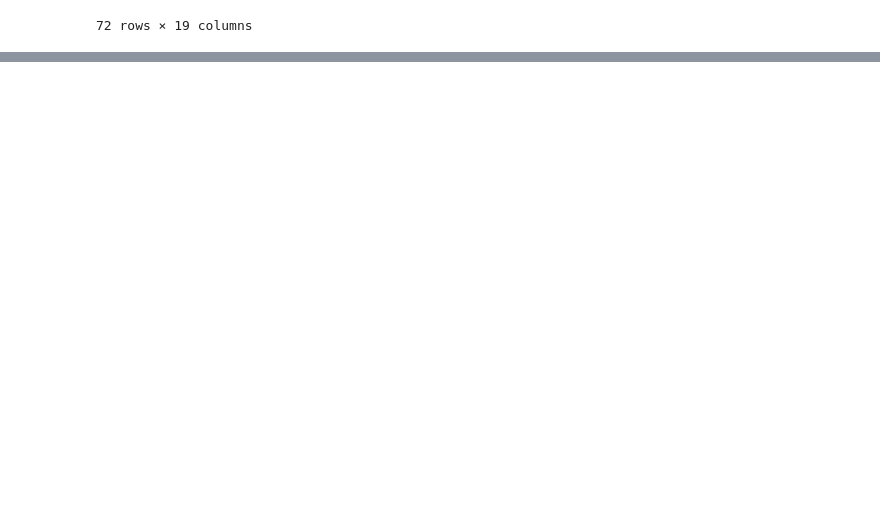
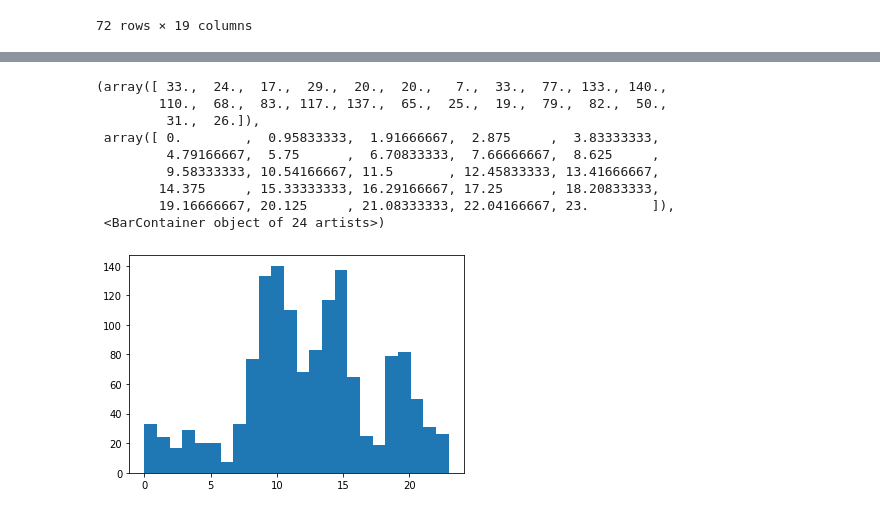
Before and after one commit to sdamerdji/police_racial_profiling, a Jupyter notebook: code/Data Ingestion.ipynb, the cells around one changed output, grey strips where cells are left out. Drawn from its saved outputs; the diff is of its cells as text; code cells hidden in the pictures; blank space fills up the shorter version.

```diff
--- a/code/Data Ingestion.ipynb
+++ b/code/Data Ingestion.ipynb
@@ -140,0 +190,2 @@ data[data["Stop ID"] == 2217]
+# %%
+datetimes = uniq_data["Stop Date Time"]
@@ -140,0 +196,13 @@ data[data["Stop ID"] == 2217]
+# %%
+matplotlib.pyplot.hist([x.hour for x in datetimes], bins=24)
+# %% [output]
+(array([ 33.,  24.,  17.,  29.,  20.,  20.,   7.,  33.,  77., 133., 140.,
+        110.,  68.,  83., 117., 137.,  65.,  25.,  19.,  79.,  82.,  50.,
+         31.,  26.]),
+ array([ 0.        ,  0.95833333,  1.91666667,  2.875     ,  3.83333333,
+         4.79166667,  5.75      ,  6.70833333,  7.66666667,  8.625     ,
+         9.58333333, 10.54166667, 11.5       , 12.45833333, 13.41666667,
+        14.375     , 15.33333333, 16.29166667, 17.25      , 18.20833333,
+        19.16666667, 20.125     , 21.08333333, 22.04166667, 23.        ]),
+ <BarContainer object of 24 artists>)
+[figure, added]
```
Also changed, not shown: parts of 22 cells of this notebook, 3 other files.
